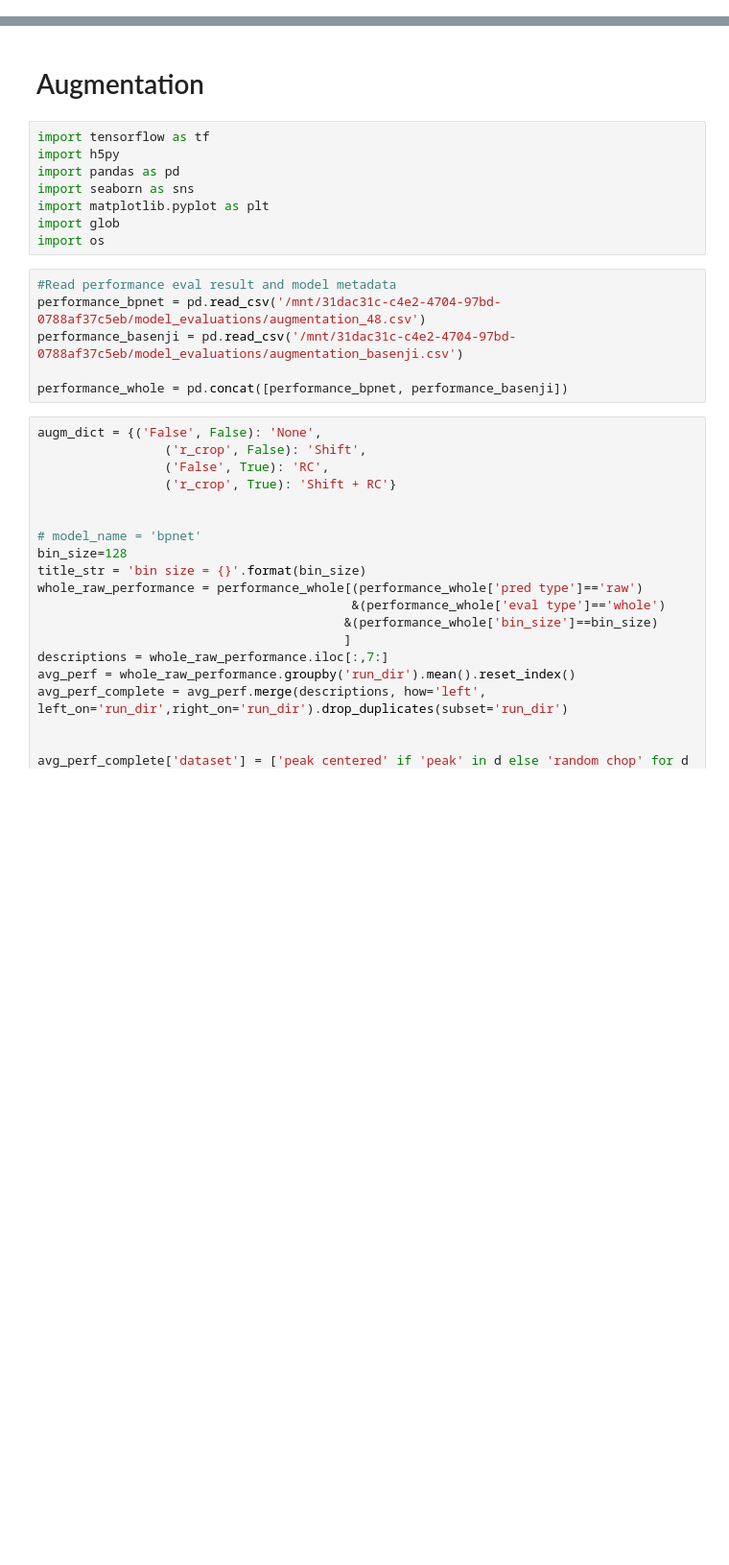
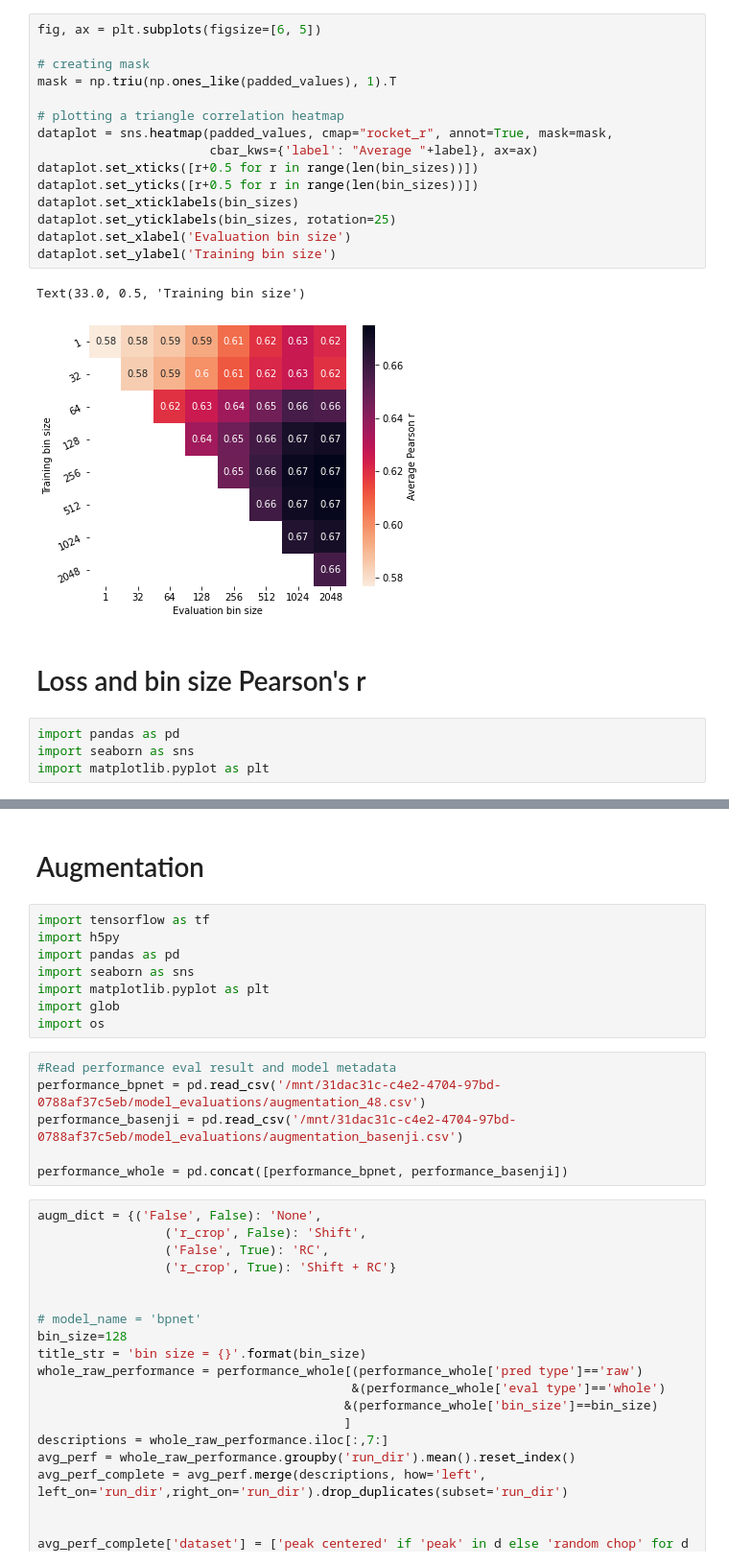
Before and after one commit to amberT15/QuantPred, a Jupyter notebook: Paper_result_compile.ipynb, the cells around one changed output, grey strips where cells are left out. Shown at 96% size. Cells and saved outputs as stored; diff of their text form; blank space fills up the shorter version.

Commit message:
add fig2 plots

```diff
--- a/Paper_result_compile.ipynb
+++ b/Paper_result_compile.ipynb
@@ -0,0 +61,24 @@
+# %%
+fig, ax = plt.subplots(figsize=[6, 5])
+
+# creating mask
+mask = np.triu(np.ones_like(padded_values), 1).T
+
+# plotting a triangle correlation heatmap
+dataplot = sns.heatmap(padded_values, cmap="rocket_r", annot=True, mask=mask,
+                       cbar_kws={'label': "Average "+label}, ax=ax)
+dataplot.set_xticks([r+0.5 for r in range(len(bin_sizes))])
+dataplot.set_yticks([r+0.5 for r in range(len(bin_sizes))])
+dataplot.set_xticklabels(bin_sizes)
+dataplot.set_yticklabels(bin_sizes, rotation=25)
+dataplot.set_xlabel('Evaluation bin size')
+dataplot.set_ylabel('Training bin size')
+# %% [output]
+Text(33.0, 0.5, 'Training bin size')
+[figure, added]
+# %% [markdown]
+# Loss and bin size Pearson's r
+# %%
+import pandas as pd
+import seaborn as sns
+import matplotlib.pyplot as plt
```
Also changed, not shown: parts of 14 cells of this notebook.
